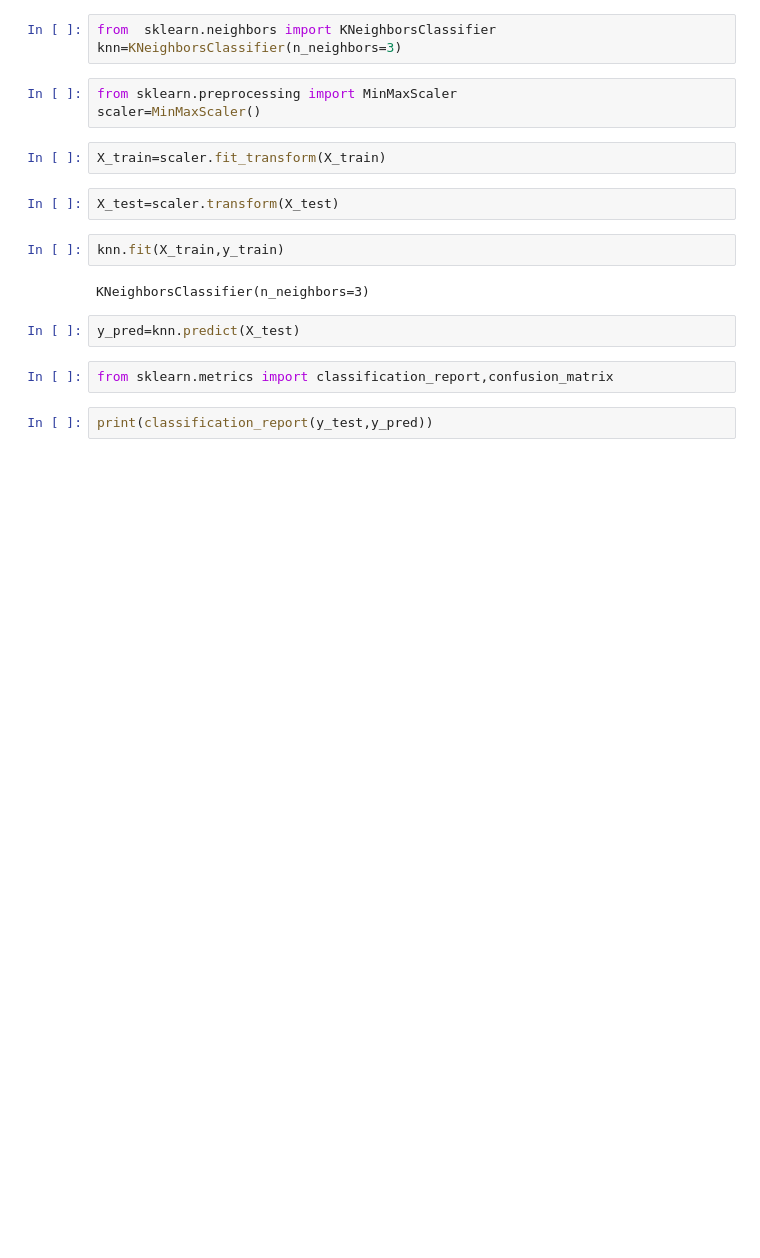
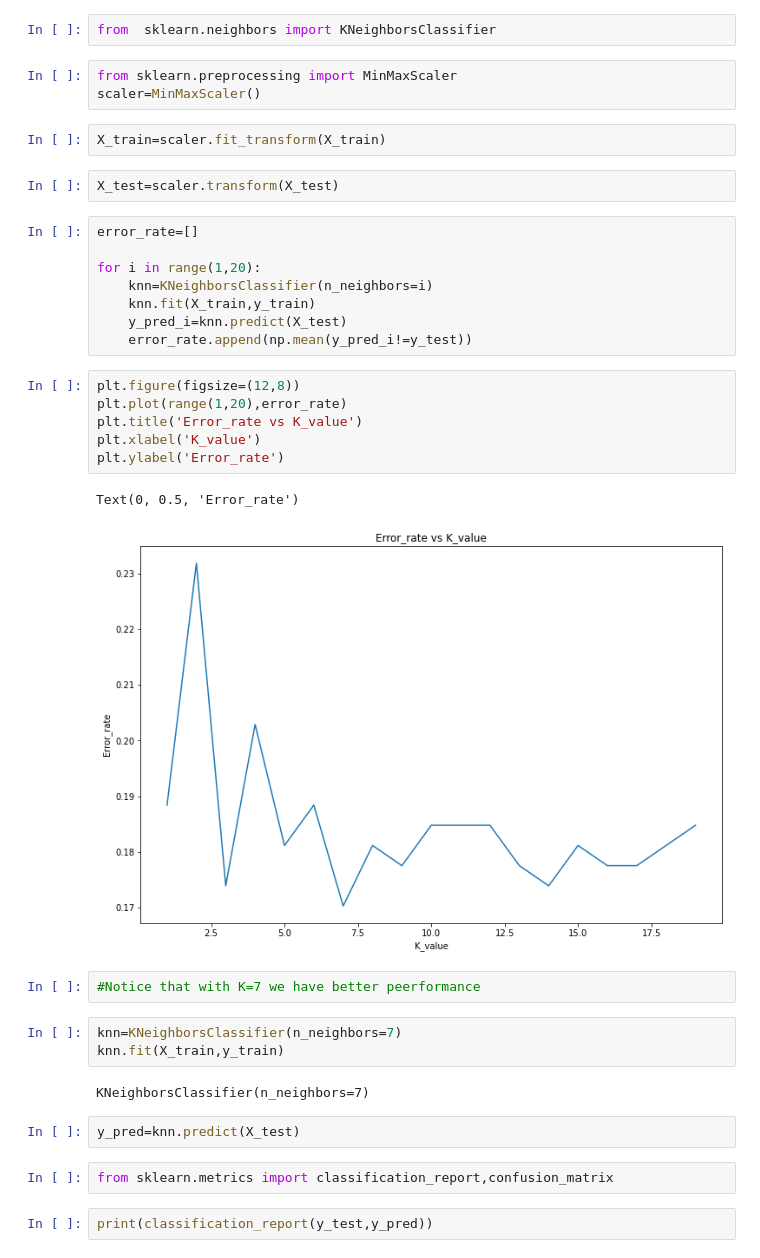
Before and after one commit to kvalaroutsos/Heart_Failure, a Jupyter notebook: KN_Neighbours.ipynb, the cells around one changed output. Drawn from its saved outputs; the diff is of its cells as text; blank space fills up the shorter version.

```diff
--- a/KN_Neighbours.ipynb
+++ b/KN_Neighbours.ipynb
@@ -358,7 +358,6 @@ from sklearn.model_selection import train_test_split
 X_train, X_test,y_train,y_test=train_test_split(X,y,test_size=0.3)
 # %%
 from  sklearn.neighbors import KNeighborsClassifier
-knn=KNeighborsClassifier(n_neighbors=3)
 # %%
 from sklearn.preprocessing import MinMaxScaler
 scaler=MinMaxScaler()
@@ -366,12 +365,32 @@ scaler=MinMaxScaler()
 X_train=scaler.fit_transform(X_train)
 # %%
 X_test=scaler.transform(X_test)
+# %%
+error_rate=[]
+
+for i in range(1,20):
+    knn=KNeighborsClassifier(n_neighbors=i)
+    knn.fit(X_train,y_train)
+    y_pred_i=knn.predict(X_test)
+    error_rate.append(np.mean(y_pred_i!=y_test))
 # %%
-knn.fit(X_train,y_train)
+plt.figure(figsize=(12,8))
+plt.plot(range(1,20),error_rate)
+plt.title('Error_rate vs K_value')
+plt.xlabel('K_value')
+plt.ylabel('Error_rate')
 # %% [output]
-KNeighborsClassifier(n_neighbors=3)
+Text(0, 0.5, 'Error_rate')
+[figure, added]
 # %%
-y_pred=knn.predict(X_test)
+#Notice that with K=7 we have better peerformance
+# %%
+knn=KNeighborsClassifier(n_neighbors=7)
+knn.fit(X_train,y_train)
+# %% [output]
+KNeighborsClassifier(n_neighbors=7)
+# %%
+y_pred=knn.predict(X_test)
 # %%
 from sklearn.metrics import classification_report,confusion_matrix
 # %%
```
Also changed, not shown: parts of 4 cells of this notebook, 1 other file.
